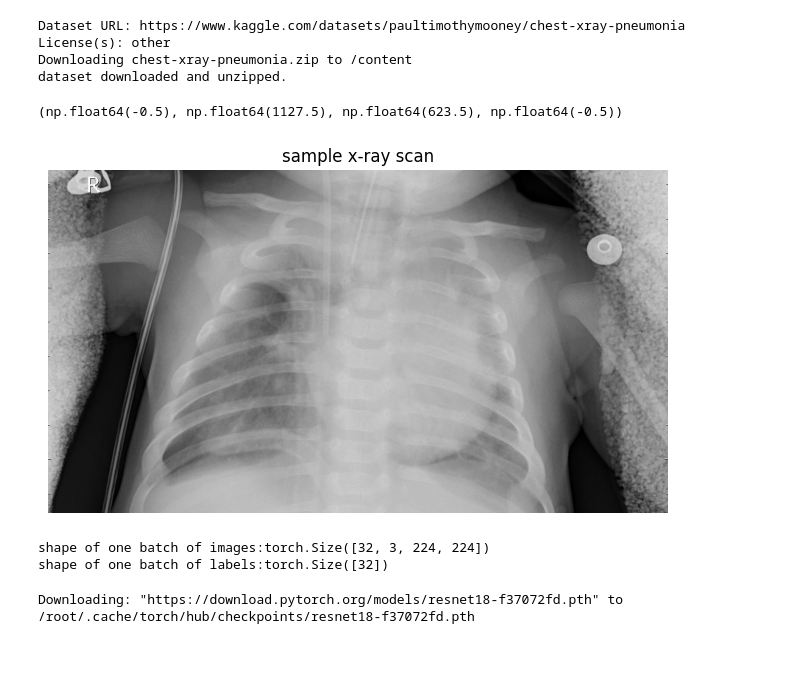
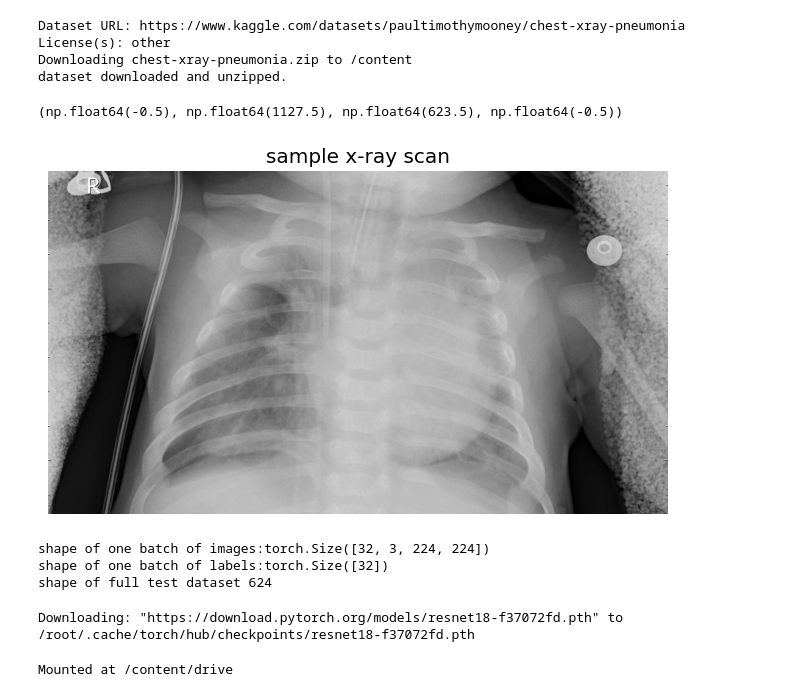
Before and after one commit to Raghavisgeek/segmentation-model, a Jupyter notebook: IMAGE_SEGMENTATION.ipynb, the cells around one changed output. Cells and saved outputs as stored; diff of their text form; code cells hidden in the pictures; blank space fills up the shorter version.

```diff
--- a/IMAGE_SEGMENTATION.ipynb
+++ b/IMAGE_SEGMENTATION.ipynb
@@ -21,18 +21,19 @@ dataset downloaded and unzipped.
 # %%
 import os
 from PIL import Image
 import matplotlib.pyplot as plt
+plt.style.use('ggplot')
 img_path = '/content/data/chest_xray/test/PNEUMONIA/person100_bacteria_478.jpeg'
 
 img=Image.open(img_path)
 
 plt.figure(figsize=(8,8)) #.figure is used to plot figure
 plt.imshow(img, cmap='gray')#imshow
 plt.title("sample x-ray scan")
 plt.axis("off")
 # %% [output]
 (np.float64(-0.5), np.float64(1127.5), np.float64(623.5), np.float64(-0.5))
-[figure, old version]
+[figure, new version]
 # %%
 import torch
 from torch.utils.data import Dataset, DataLoader
@@ -66,24 +67,32 @@ class XrayDataset(Dataset):
 
     return image, torch.tensor(label, dtype=torch.long)
 
-data_transform = transforms.Compose([ transforms.Resize((224,224)),
+data_transform = transforms.Compose([ #transforms.RandomHorizontalFlip(),                                       transforms.RandomRotation(degrees=15),
+                                      transforms.Resize((224,224)),
                                       transforms.ToTensor(),
-                                      transforms.Normalize(mean=[0.485, 0.456, 0.406], std=[0.229, 0.224, 0.225])
+                                      transforms.Normalize(mean=[0.485, 0.456, 0.406],
+                                                           std=[0.229, 0.224, 0.225])
                                       ])
 train_dir = '/content/data/chest_xray/train'
 train_dataset= XrayDataset(data_dir=train_dir, transforms=data_transform)
 train_loader=DataLoader(train_dataset,batch_size=32,shuffle= True)
-images,labels= next(iter(train_loader))
+images,labels= next(iter(train_loader))# for checking
 
 val_dir = '/content/data/chest_xray/val'
 val_dataset=XrayDataset(data_dir=val_dir, transforms=data_transform)
 val_loader=DataLoader(val_dataset, batch_size=32, shuffle=False)
 
+
+test_dir = "/content/data/chest_xray/test"
+test_dataset= XrayDataset(data_dir=test_dir, transforms=data_transform)
+
 print(f"shape of one batch of images:{images.shape}")
 print(f"shape of one batch of labels:{labels.shape}")
+print(f"shape of full test dataset {len(test_dataset)}")
 # %% [output]
 shape of one batch of images:torch.Size([32, 3, 224, 224])
 shape of one batch of labels:torch.Size([32])
+shape of full test dataset 624
 # %%
 from torchvision.models import resnet18
 model = resnet18(pretrained = True)
@@ -96,6 +105,11 @@ model.fc= torch.nn.Linear(model.fc.in_features, num_classes)
 # %%
 criterion= torch.nn.CrossEntropyLoss()
 optimizer=torch.optim.SGD(model.fc.parameters(), lr=0.001, momentum=0.9)
+# %%
+from google.colab import drive
+drive.mount('/content/drive')
+# %% [output]
+Mounted at /content/drive
 # %%
 def train(model,train_loader,val_loader, criterion, optimizer, num_epochs):
   device = torch.device("mps" if torch.backends.mps.is_available() else "cuda" if torch.cuda.is_available() else "cpu")
```
Also changed, not shown: parts of 2 cells of this notebook.
